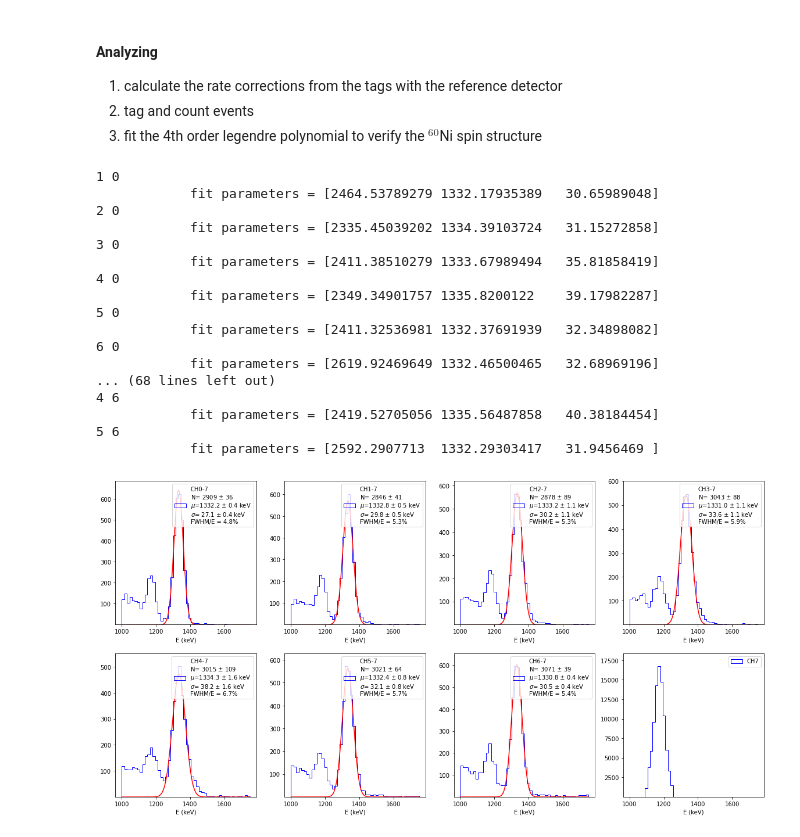
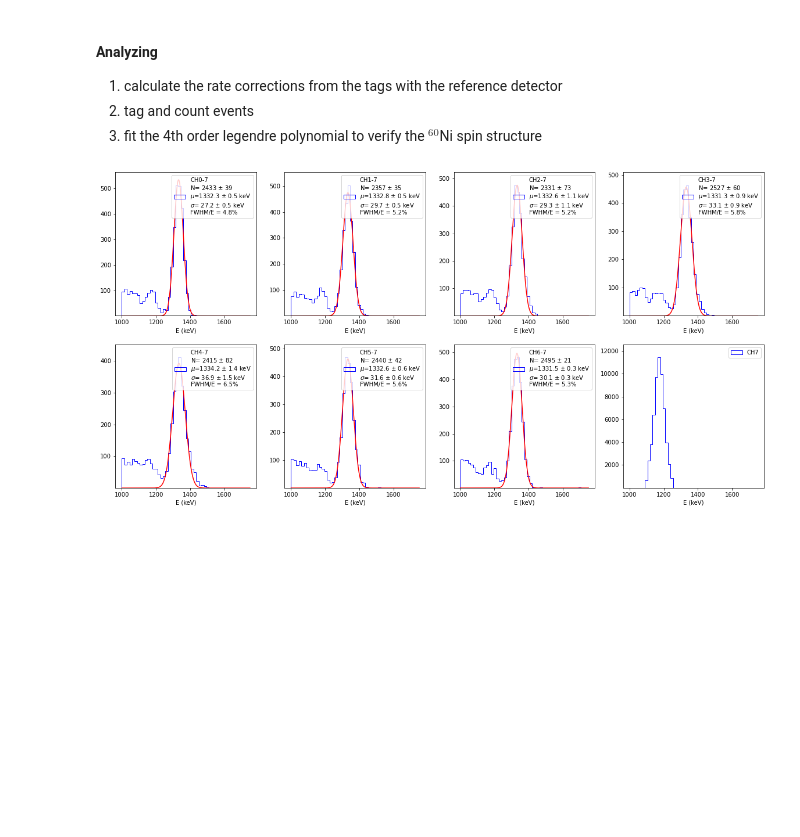
Before and after one commit to acolijn/DT5550_DAQ, a Jupyter notebook: analysis/co60_analysis.ipynb, the cells around one changed output. Cells and saved outputs as stored; diff of their text form; code cells hidden in the pictures; blank space fills up the shorter version.

```diff
--- a/analysis/co60_analysis.ipynb
+++ b/analysis/co60_analysis.ipynb
@@ -55,28 +55,14 @@ Co60Analysis:: Processing data - Done....
 3. fit the 4th order legendre polynomial to verify the $^{60}$Ni spin structure
 # %%
 tag = '1173keV' # 1173keV # 1332keV
-myCo60.dt_max = 20000
+myCo60.dt_max = 10
 # calculate the corrections
 myCo60.calculate_corrections(tagged_peak=tag, range=(1000, 1750), bins=50)
 # calculate the correlations
+# myCo60.rate_correction = np.array([9.63139783e-01, 9.32982903e-01, 9.22583238e-01, 1.00000000e+00,
+#        9.55735692e-01, 9.65884391e-01, 9.87639518e-01, 3.95785959e-04])
+
 myCo60.rate_correction = np.ones(8)
 myCo60.correlation_analysis(tagged_peak=tag, range=(1000,1750), bins=25)
 # %% [output]
-1 0
-            fit parameters = [2464.53789279 1332.17935389   30.65989048]
-2 0
-            fit parameters = [2335.45039202 1334.39103724   31.15272858]
-3 0
-            fit parameters = [2411.38510279 1333.67989494   35.81858419]
-4 0
-            fit parameters = [2349.34901757 1335.8200122    39.17982287]
-5 0
-            fit parameters = [2411.32536981 1332.37691939   32.34898082]
-6 0
-            fit parameters = [2619.92469649 1332.46500465   32.68969196]
-... (68 lines left out)
-4 6
-            fit parameters = [2419.52705056 1335.56487858   40.38184454]
-5 6
-            fit parameters = [2592.2907713  1332.29303417   31.9456469 ]
-[figure, old version]
+[figure, new version]
```
Also changed, not shown: parts of 6 cells of this notebook, 1 other file.
